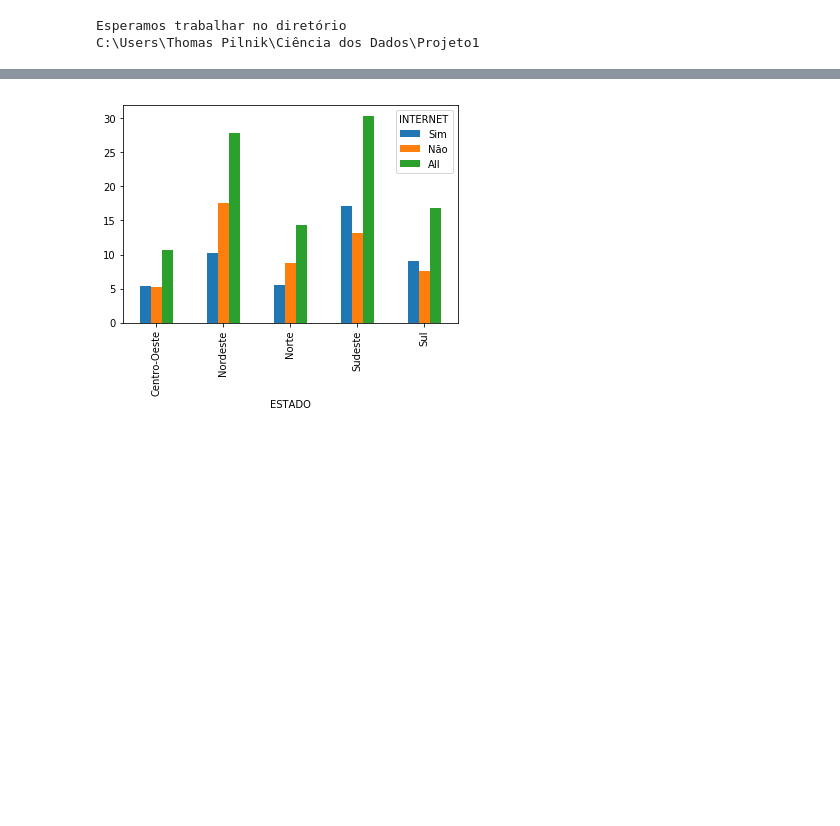
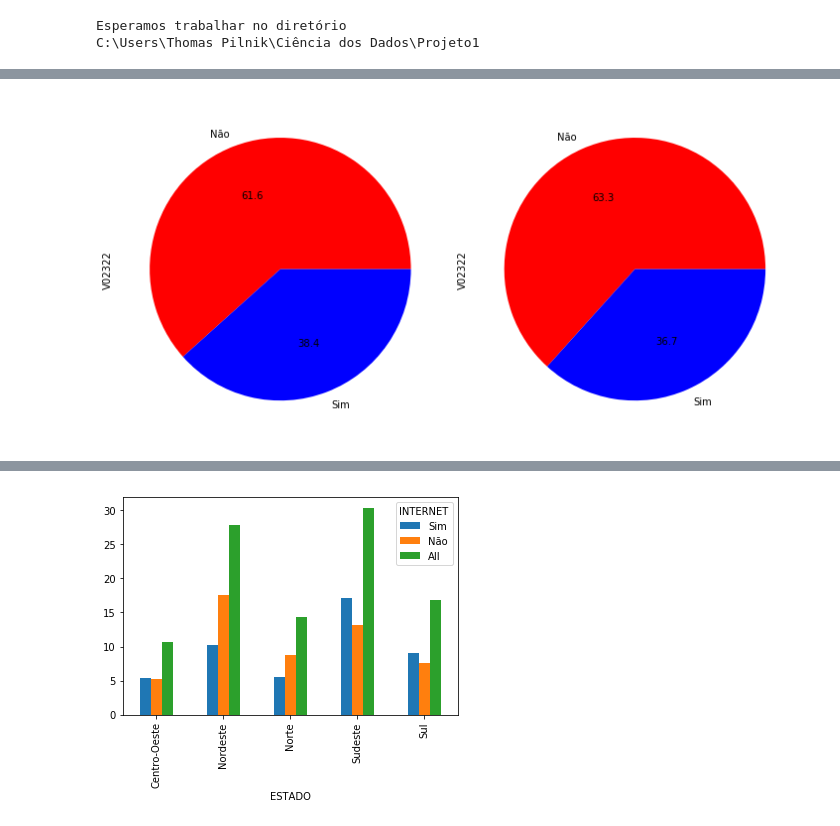
Before and after one commit to pilnikthomas/Ciencia_dos_Dados, a Jupyter notebook: Projeto1_ThomasPilnik.ipynb, the cells around one changed output, grey strips where cells are left out. Saved outputs shown, nothing was run; the diff lists cells and outputs as text; code cells hidden in the pictures; blank space fills up the shorter version.

```diff
--- a/Projeto1_ThomasPilnik.ipynb
+++ b/Projeto1_ThomasPilnik.ipynb
@@ -168,0 +175,14 @@ Name: REGIAO, dtype: float64
+# %%
+fig = plt.figure(figsize=(15, 5))
+
+plt.subplot(131)
+plot = pnad13[pnad13.REGIAO=='Norte'].V02322.value_counts().plot(kind='pie', colors=('red', 'blue'), autopct="%0.1f",legend=False)
+
+plt.subplot(132)
+plot = pnad13[pnad13.REGIAO=='Nordeste'].V02322.value_counts().plot(kind='pie', colors=('red', 'blue'), autopct="%0.1f",legend=False)
+
+
+plt.tight_layout()
+plt.show()
+# %% [output]
+[figure, added]
```
Also changed, not shown: parts of 15 cells of this notebook.
